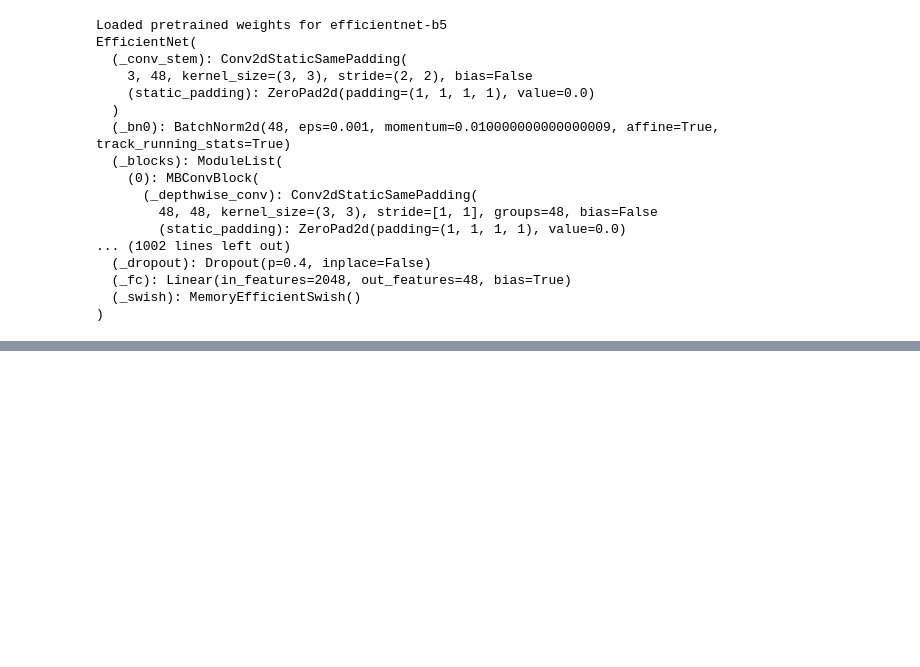
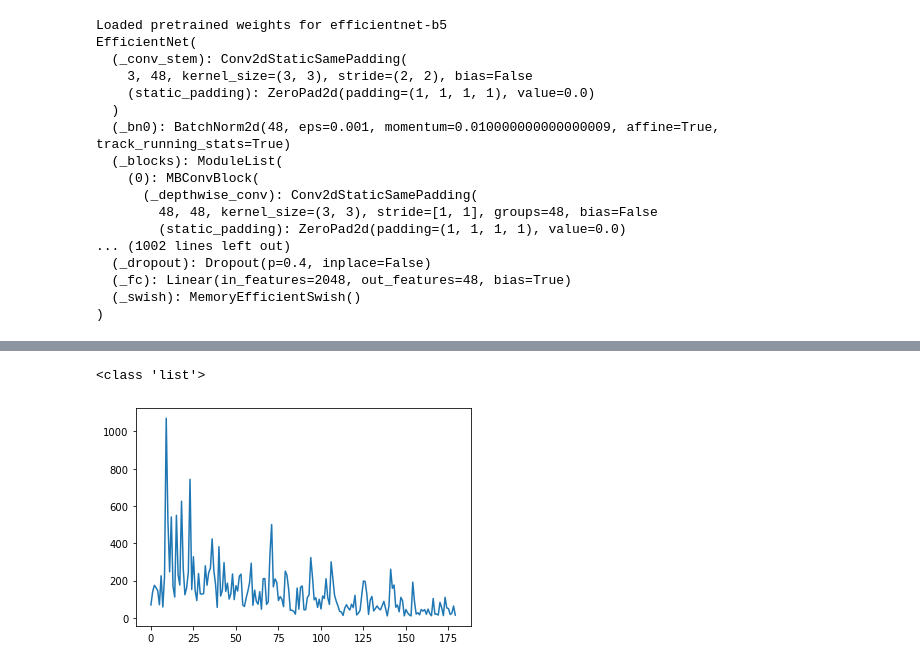
Before and after one commit to hwanseung2/Dacon_keypoint, a Jupyter notebook: Efficientney_pose_detection.ipynb, the cells around one changed output, grey strips where cells are left out. Saved outputs shown, nothing was run; the diff lists cells and outputs as text; code cells hidden in the pictures; blank space fills up the shorter version.

```diff
--- a/Efficientney_pose_detection.ipynb
+++ b/Efficientney_pose_detection.ipynb
@@ -303,13 +320,16 @@ print(len(train_data), len(val_data))
 # %%
 import matplotlib.pyplot as plt
 print(type(hists['loss']))
 losses = np.array([])
 
 for loss in hists['loss']:
     losses = np.append(losses, loss)
 
-plt.plot(losses)
+plt.plot(losses[20:])
 plt.show()
 #200 epoch 6hours
+# %% [output]
+<class 'list'>
+[figure, added]
 # %%
 model_ft.load_state_dict(torch.load(weight_path))
```
Also changed, not shown: parts of 4 cells of this notebook, 2 other files.
